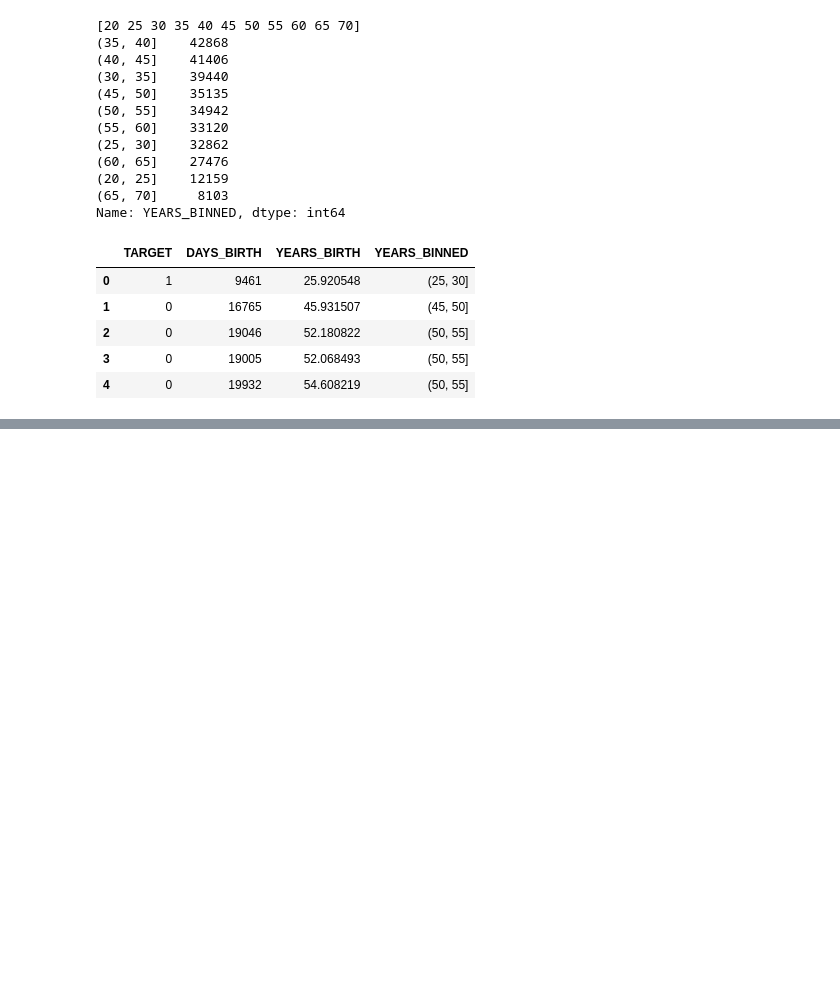
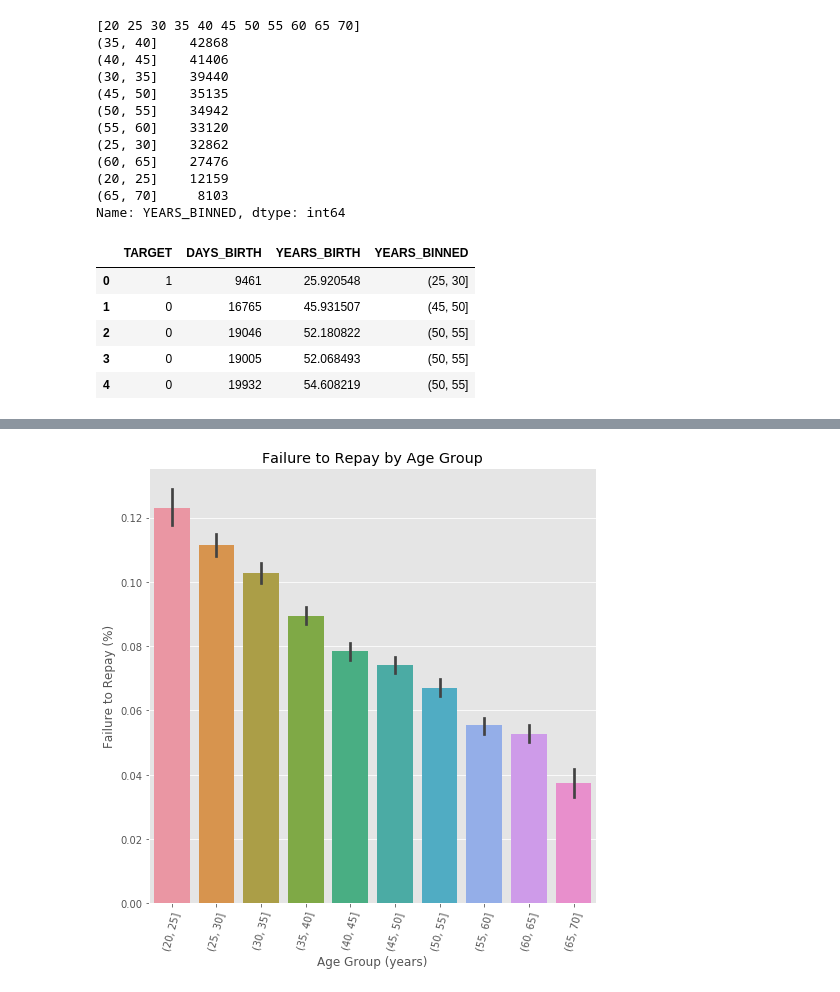
Before and after one commit to VictorYu0925/ML100-Days, a Jupyter notebook: homework/Day_011_HW.ipynb, the cells around one changed output, grey strips where cells are left out. Saved outputs shown, nothing was run; the diff lists cells and outputs as text; code cells hidden in the pictures; blank space fills up the shorter version.

```diff
--- a/homework/Day_011_HW.ipynb
+++ b/homework/Day_011_HW.ipynb
@@ -95,14 +112,16 @@ age_groups
 # %%
 plt.figure(figsize = (8, 8))
 
 # 以年齡區間為 x, target 為 y 繪製 barplot
 """
 Your Code Here
 """
-px =
-py =
+px = age_data['YEARS_BINNED']
+py = age_data['TARGET']
 sns.barplot(px, py)
 
 # Plot labeling
 plt.xticks(rotation = 75); plt.xlabel('Age Group (years)'); plt.ylabel('Failure to Repay (%)')
 plt.title('Failure to Repay by Age Group');
+# %% [output]
+[figure, added]
```
Also changed, not shown: parts of 2 cells of this notebook.
